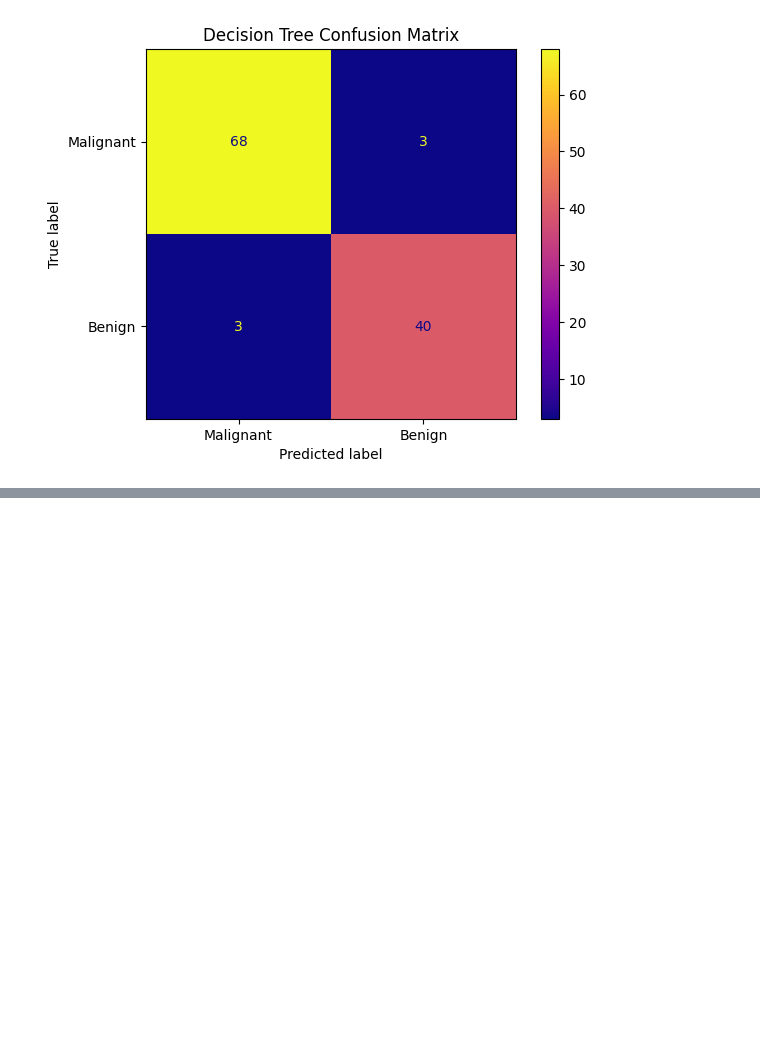
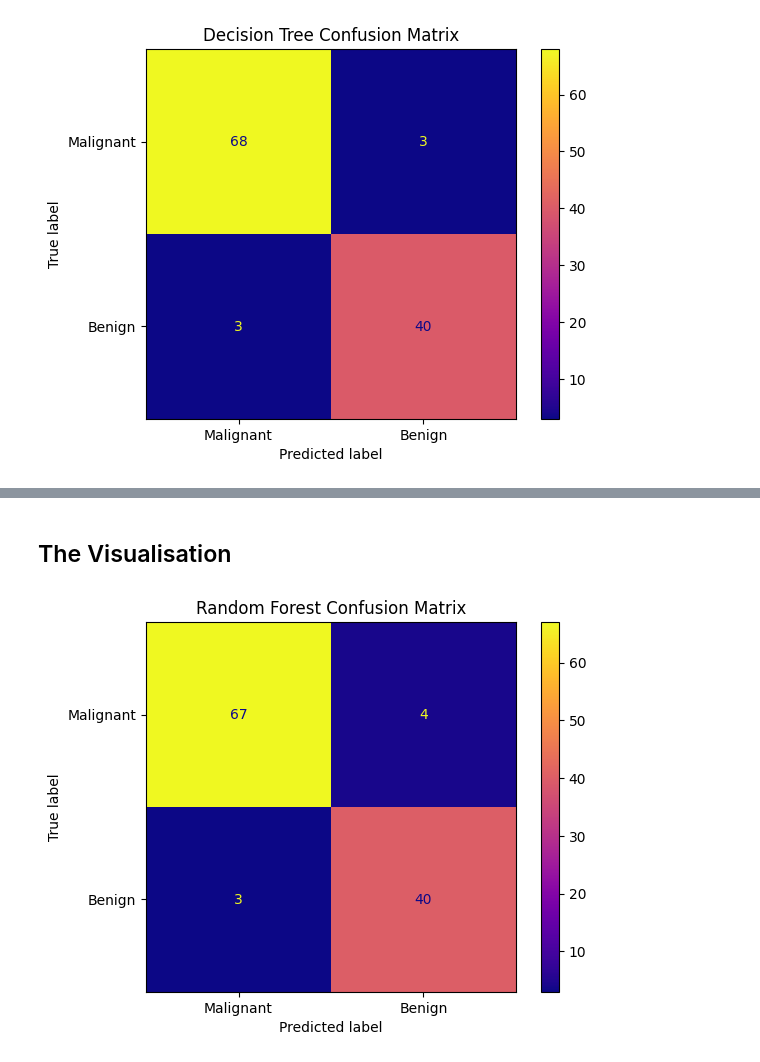
Before and after one commit to Hala036/Computational-Learning, a Jupyter notebook: Final Project/BreastCancer.ipynb, the cells around one changed output, grey strips where cells are left out. Saved outputs shown, nothing was run; the diff lists cells and outputs as text; code cells hidden in the pictures; blank space fills up the shorter version.

Commit message:
Implementation of Random Forest

```diff
--- a/Final Project/BreastCancer.ipynb
+++ b/Final Project/BreastCancer.ipynb
@@ -86,0 +89,24 @@ plt.show()
+# %%
+import random_forest
+importlib.reload(random_forest)
+from random_forest import RandomForest  # assuming you saved your RF class in random_forest.py
+from sklearn.metrics import accuracy_score, classification_report
+import numpy as np
+
+# Make sure X_train, X_test, y_train, y_test are all numpy arrays
+X_train_np = X_train.to_numpy() if hasattr(X_train, "to_numpy") else X_train
+X_test_np = X_test.to_numpy() if hasattr(X_test, "to_numpy") else X_test
+y_train_np = y_train.ravel()  # flatten to 1D for your DecisionTree
+y_test_np = y_test.ravel()
+
+# Initialize and train Random Forest
+rf = RandomForest(n_estimators=10, min_samples_split=3, max_depth=4, max_features=None)
+rf.fit(X_train_np, y_train_np)
+
+# Predict
+y_pred = rf.predict(X_test_np)
+
+# Evaluate
+accuracy = accuracy_score(y_test_np, y_pred)
+print(f"Accuracy: {accuracy:.4f}")
+print(classification_report(y_test_np, y_pred))
@@ -86,0 +123,21 @@ plt.show()
+# %% [markdown]
+## The Visualisation
+# %%
+from sklearn.metrics import ConfusionMatrixDisplay
+import matplotlib.pyplot as plt
+
+# Generate and plot the confusion matrix directly from the true and predicted labels.
+ConfusionMatrixDisplay.from_predictions(
+    y_test,
+    y_pred,
+    display_labels=["Malignant", "Benign"],
+    cmap="plasma"
+)
+
+# Add a descriptive title to the confusion matrix plot
+plt.title("Random Forest Confusion Matrix")
+
+# Render and display the plot in the output window
+plt.show()
+# %% [output]
+[figure, added]
```
Also changed, not shown: parts of 4 cells of this notebook, 2 other files.
